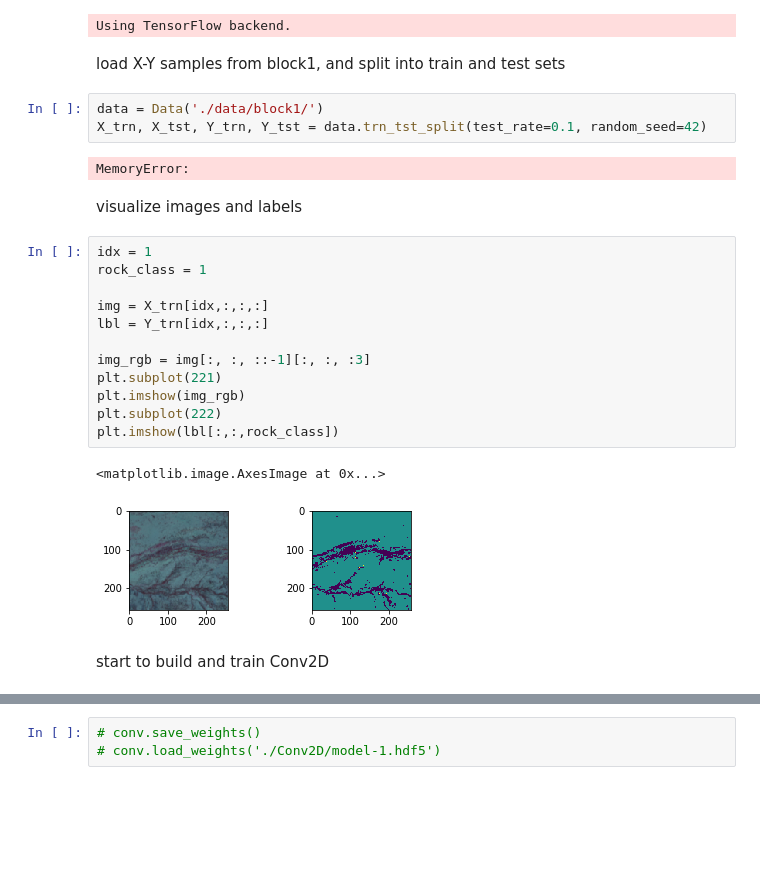
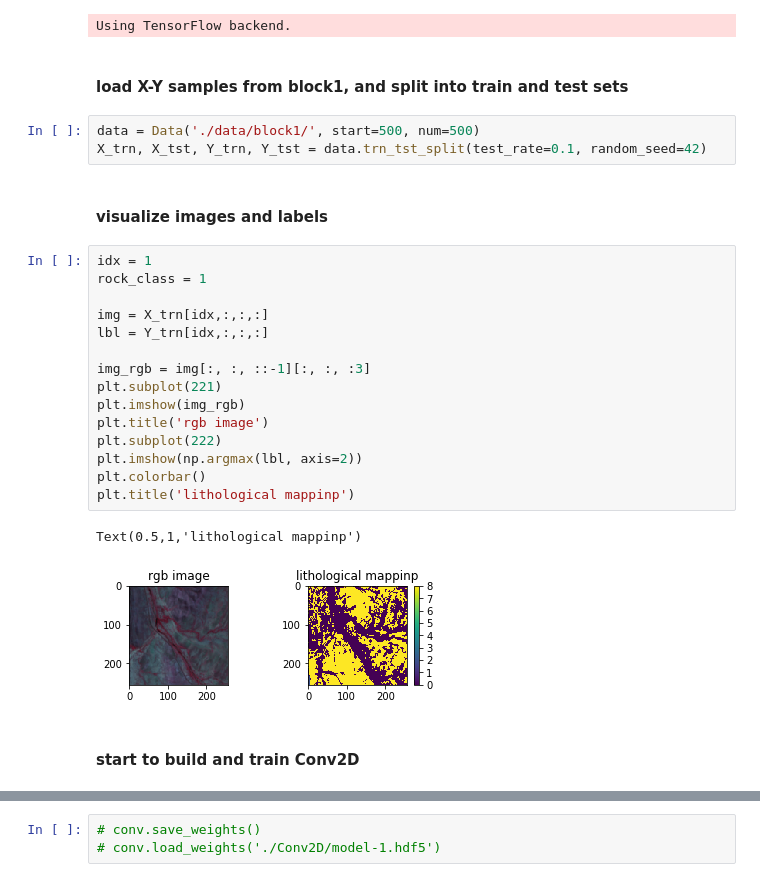
Before and after one commit to chenyz0601/DL-RockClassification, a Jupyter notebook: convnets.ipynb, the cells around one changed output, grey strips where cells are left out. Saved outputs shown, nothing was run; the diff lists cells and outputs as text; blank space fills up the shorter version.

```diff
--- a/convnets.ipynb
+++ b/convnets.ipynb
@@ -4,31 +4,32 @@ import matplotlib.pyplot as plt
 # %% [output]
 Using TensorFlow backend.
 # %% [markdown]
-load X-Y samples from block1, and split into train and test sets
+#### load X-Y samples from block1, and split into train and test sets
 # %%
-data = Data('./data/block1/')
+data = Data('./data/block1/', start=500, num=500)
 X_trn, X_tst, Y_trn, Y_tst = data.trn_tst_split(test_rate=0.1, random_seed=42)
-# %% [output]
-MemoryError:
 # %% [markdown]
-visualize images and labels
+#### visualize images and labels
 # %%
 idx = 1
 rock_class = 1
 
 img = X_trn[idx,:,:,:]
 lbl = Y_trn[idx,:,:,:]
 
 img_rgb = img[:, :, ::-1][:, :, :3]
 plt.subplot(221)
 plt.imshow(img_rgb)
+plt.title('rgb image')
 plt.subplot(222)
-plt.imshow(lbl[:,:,rock_class])
+plt.imshow(np.argmax(lbl, axis=2))
+plt.colorbar()
+plt.title('lithological mappinp')
 # %% [output]
-<matplotlib.image.AxesImage at 0x...>
+Text(0.5,1,'lithological mappinp')
-[figure, old version]
+[figure, new version]
 # %% [markdown]
-start to build and train Conv2D
+#### start to build and train Conv2D
 # %%
 conv = myModel()
 
```
Also changed, not shown: parts of 11 cells of this notebook, 2 other files.
